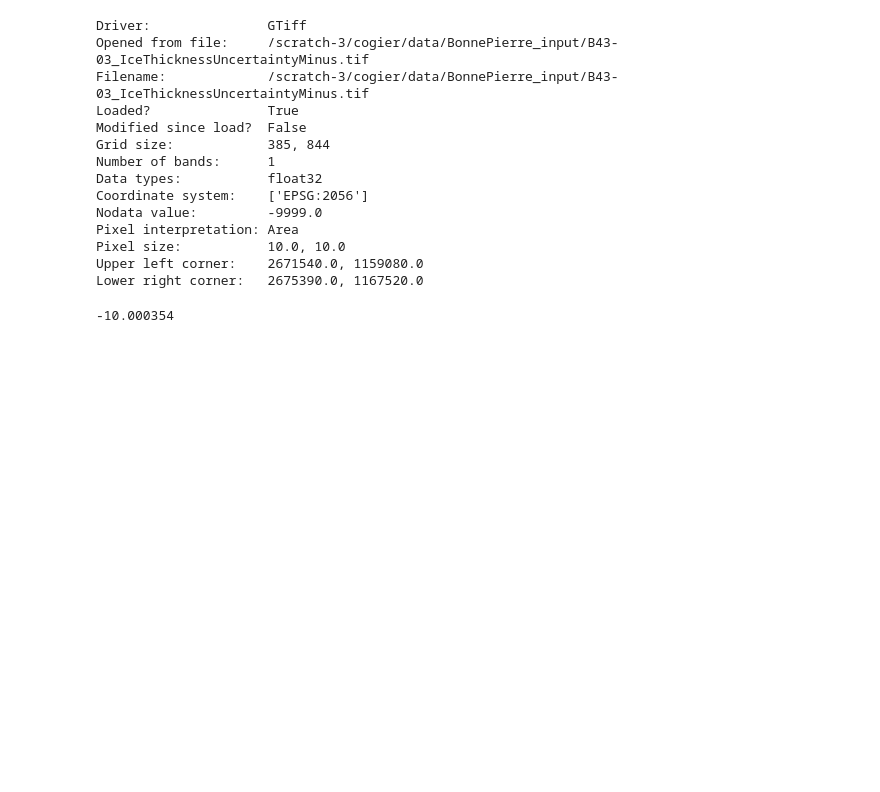
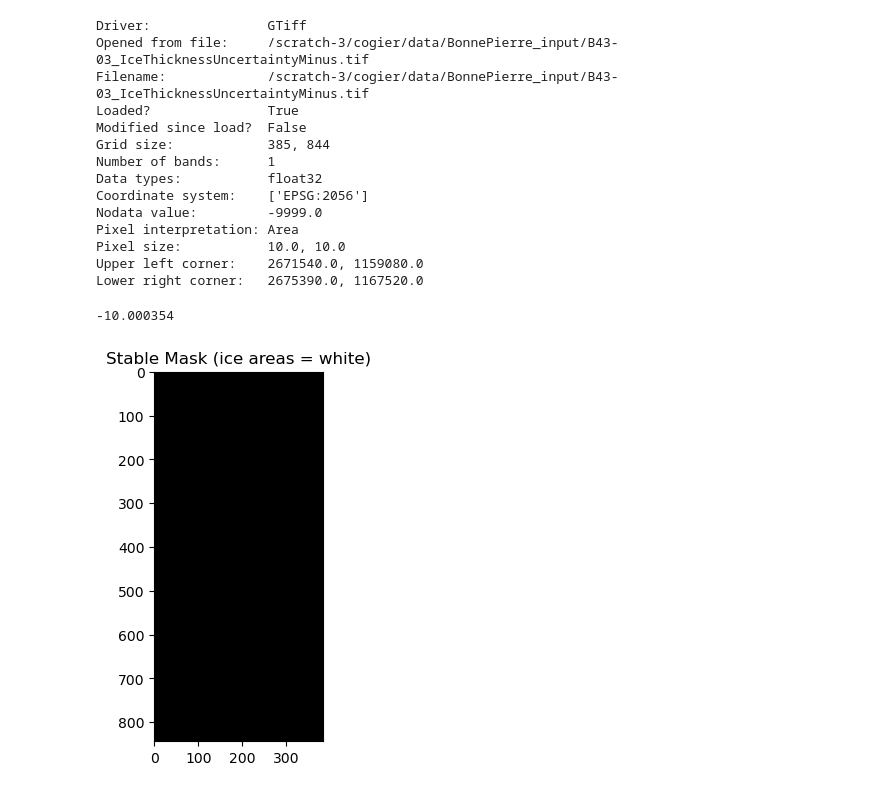
Before and after one commit to christopheogier/bonne_pierre_hydraulic_barriers, a Jupyter notebook: notebooks/DEM_handling.ipynb, the cells around one changed output. Cells and saved outputs as stored; diff of their text form; code cells hidden in the pictures; blank space fills up the shorter version.

```diff
--- a/notebooks/DEM_handling.ipynb
+++ b/notebooks/DEM_handling.ipynb
@@ -724,6 +784,13 @@ Lower right corner:   2675390.0, 1167520.0
 np.max(rhone_minus)
 # %% [output]
 -10.000354
+# %%
+stable_rhone_mask = rhone_minus.data.data > 0
+plt.imshow(stable_rhone_mask, cmap="gray")
+plt.title("Stable Mask (ice areas = white)")
+plt.show()
+# %% [output]
+[figure, added]
 # %%
 (
     df_empirical_variogram,
```
Also changed, not shown: parts of 13 cells of this notebook, 4 other files.
